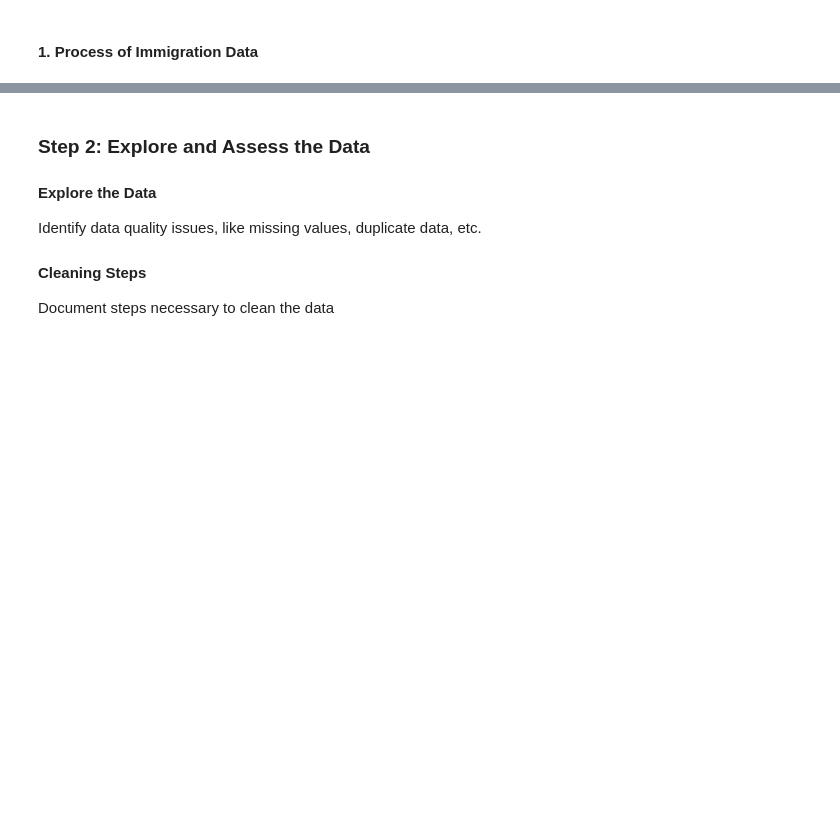
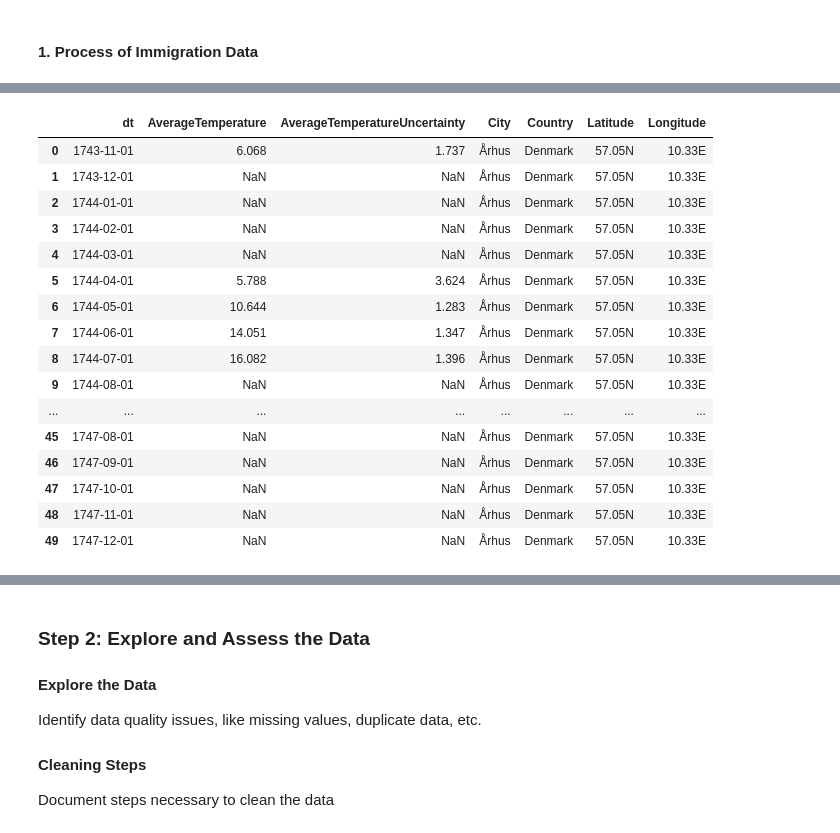
Before and after one commit to 0xCakin/CapstoneProject, a Jupyter notebook: Capstone Project Template.ipynb, the cells around one changed output, grey strips where cells are left out. Cells and saved outputs as stored; diff of their text form; code cells hidden in the pictures; blank space fills up the shorter version.

```diff
--- a/Capstone Project Template.ipynb
+++ b/Capstone Project Template.ipynb
@@ -73,6 +84,24 @@ df.head()
 # %%
 # Read in the temperature data here
-temp_data = '../../data2/GlobalLandTemperaturesByCity.csv'
+temp_data = './data/data2/GlobalLandTemperaturesByCity.csv'
 df_temp_data = pd.read_csv(temp_data, sep=',')
 # %%
-df_temp_data.head()
+df_temp_data.head(50)
+# %% [output]
+|  | dt | AverageTemperature | AverageTemperatureUncertainty | City | Country | Latitude | Longitude |
+| 0 | 1743-11-01 | 6.068 | 1.737 | Århus | Denmark | 57.05N | 10.33E |
+| 1 | 1743-12-01 | NaN | NaN | Århus | Denmark | 57.05N | 10.33E |
+| 2 | 1744-01-01 | NaN | NaN | Århus | Denmark | 57.05N | 10.33E |
+| 3 | 1744-02-01 | NaN | NaN | Århus | Denmark | 57.05N | 10.33E |
+| 4 | 1744-03-01 | NaN | NaN | Århus | Denmark | 57.05N | 10.33E |
+| 5 | 1744-04-01 | 5.788 | 3.624 | Århus | Denmark | 57.05N | 10.33E |
+| 6 | 1744-05-01 | 10.644 | 1.283 | Århus | Denmark | 57.05N | 10.33E |
+| 7 | 1744-06-01 | 14.051 | 1.347 | Århus | Denmark | 57.05N | 10.33E |
+| 8 | 1744-07-01 | 16.082 | 1.396 | Århus | Denmark | 57.05N | 10.33E |
+| 9 | 1744-08-01 | NaN | NaN | Århus | Denmark | 57.05N | 10.33E |
+| ... | ... | ... | ... | ... | ... | ... | ... |
+| 45 | 1747-08-01 | NaN | NaN | Århus | Denmark | 57.05N | 10.33E |
+| 46 | 1747-09-01 | NaN | NaN | Århus | Denmark | 57.05N | 10.33E |
+| 47 | 1747-10-01 | NaN | NaN | Århus | Denmark | 57.05N | 10.33E |
+| 48 | 1747-11-01 | NaN | NaN | Århus | Denmark | 57.05N | 10.33E |
+| 49 | 1747-12-01 | NaN | NaN | Århus | Denmark | 57.05N | 10.33E |
```
Also changed, not shown: parts of 4 cells of this notebook.
